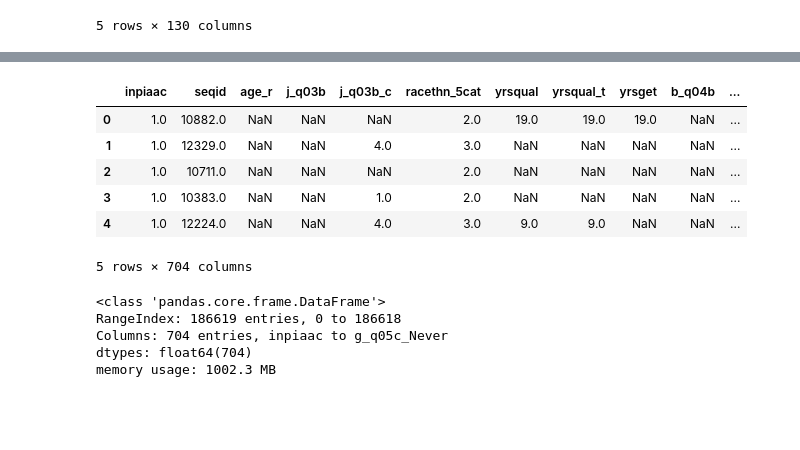
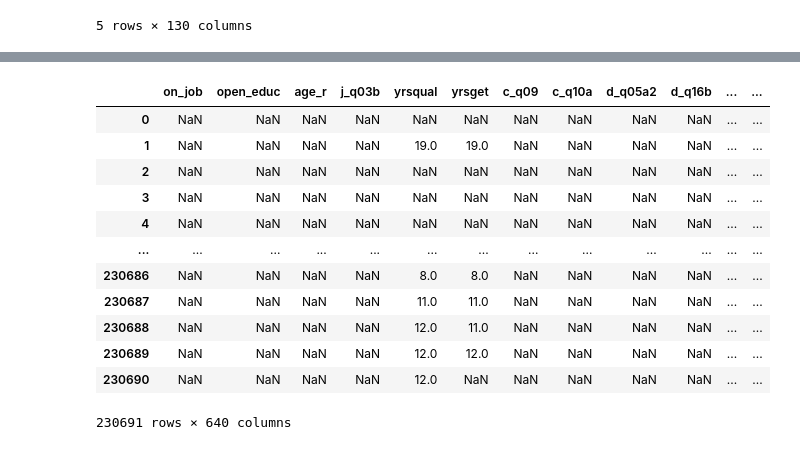
Before and after one commit to srh-gst/ML_term_paper, a Jupyter notebook: Code/4_model_estimation.ipynb, the cells around one changed output, grey strips where cells are left out. Drawn from its saved outputs; the diff is of its cells as text; code cells hidden in the pictures; blank space fills up the shorter version.

Commit message:
advanced model code but not ready
Dummy variable need more data cleaning

```diff
--- a/Code/4_model_estimation.ipynb
+++ b/Code/4_model_estimation.ipynb
@@ -56,0 +30,10 @@ Length: 133, dtype: object
+# %%
+# data cleaning, drop variables that have too few observations,are not relevant or collinear
+dcl = data.drop(columns = ['Unnamed: 0', 'cntry', 'cntry_e', 'inpiaac', "racethn_5cat", "unempflag", "racethn_5cat", "c_q08c2", "seqid", "b_q04b", "b_q19a",
+                         "c_q08c2", "learnatwork", "nfehrsnjr", "nfehrsjr", "nfehrs", "earnmthselfppp", "d_q05b2",
+                          "yrsqual_t", "earnmthbonusppp",  "d_q16d5", "c_q02c"])
+dcl = dcl.loc[:, ~dcl.columns.str.endswith('_c')]
+# %%
+thresh = len(dcl) * .18
+dcl.dropna(thresh = thresh, axis = 1, inplace = True)
+dcl.info()
@@ -57,6 +58,5 @@ Length: 133, dtype: object
 # %%
 cate = dcl.select_dtypes(include=['object'])
-cate = cate.drop(columns = ['iscoskil4'])
 cate = list(set(cate))
 cate
 # %% [output]
@@ -104,8 +106,3 @@ memory usage: 49.1 MB
-# %%
-# drop variables that have too few observations,are not relevant or collinear
-num = num.drop(columns = ['inpiaac', "racethn_5cat", "unempflag", "racethn_5cat", "c_q08c2", "seqid", "b_q04b", "b_q19a",
-                         "c_q08c2", "learnatwork", "nfehrsnjr", "nfehrsjr", "nfehrs", "earnmthselfppp", "d_q05b2",
-                          "yrsqual_t", "earnmthbonusppp", "low_skilled"])
 # %%
 num_list = list(set(num))
 num_list
@@ -150,23 +142,23 @@ memory usage: 126.0 MB
 # %%
 # define X and y
 on_job = dcl["b_q12d"] #define y here
 open_educ = dcl["b_q12f"]
 X = num.join(dummies)
 X = pd.DataFrame(np.ascontiguousarray(X.values), columns = X.columns)
-X.head()
+y = pd.DataFrame(dict(on_job = on_job, open_educ = open_educ))
+y_X = y.join(X)
+y_X
 # %% [output]
-|  | inpiaac | seqid | age_r | j_q03b | j_q03b_c | racethn_5cat | yrsqual | yrsqual_t | yrsget | b_q04b | ... |
-| 0 | 1.0 | 10882.0 | NaN | NaN | NaN | 2.0 | 19.0 | 19.0 | 19.0 | NaN | ... |
-| 1 | 1.0 | 12329.0 | NaN | NaN | 4.0 | 3.0 | NaN | NaN | NaN | NaN | ... |
-| 2 | 1.0 | 10711.0 | NaN | NaN | NaN | 2.0 | NaN | NaN | NaN | NaN | ... |
-| 3 | 1.0 | 10383.0 | NaN | NaN | 1.0 | 2.0 | NaN | NaN | NaN | NaN | ... |
-| 4 | 1.0 | 12224.0 | NaN | NaN | 4.0 | 3.0 | 9.0 | 9.0 | NaN | NaN | ... |
+|  | on_job | open_educ | age_r | j_q03b | yrsqual | yrsget | c_q09 | c_q10a | d_q05a2 | d_q16b | ... | ... |
+| 0 | NaN | NaN | NaN | NaN | NaN | NaN | NaN | NaN | NaN | NaN | ... | ... |
+| 1 | NaN | NaN | NaN | NaN | 19.0 | 19.0 | NaN | NaN | NaN | NaN | ... | ... |
+| 2 | NaN | NaN | NaN | NaN | NaN | NaN | NaN | NaN | NaN | NaN | ... | ... |
+| 3 | NaN | NaN | NaN | NaN | NaN | NaN | NaN | NaN | NaN | NaN | ... | ... |
+| 4 | NaN | NaN | NaN | NaN | NaN | NaN | NaN | NaN | NaN | NaN | ... | ... |
+| ... | ... | ... | ... | ... | ... | ... | ... | ... | ... | ... | ... | ... |
+| 230686 | NaN | NaN | NaN | NaN | 8.0 | 8.0 | NaN | NaN | NaN | NaN | ... | ... |
+| 230687 | NaN | NaN | NaN | NaN | 11.0 | 11.0 | NaN | NaN | NaN | NaN | ... | ... |
+| 230688 | NaN | NaN | NaN | NaN | 12.0 | 11.0 | NaN | NaN | NaN | NaN | ... | ... |
+| 230689 | NaN | NaN | NaN | NaN | 12.0 | 12.0 | NaN | NaN | NaN | NaN | ... | ... |
+| 230690 | NaN | NaN | NaN | NaN | 12.0 | NaN | NaN | NaN | NaN | NaN | ... | ... |
-5 rows × 704 columns
+230691 rows × 640 columns
-# %%
-X.info()
-# %% [output]
-<class 'pandas.core.frame.DataFrame'>
-RangeIndex: 186619 entries, 0 to 186618
-Columns: 704 entries, inpiaac to g_q05c_Never
-dtypes: float64(704)
-memory usage: 1002.3 MB
```
Also changed, not shown: parts of 38 cells of this notebook.
